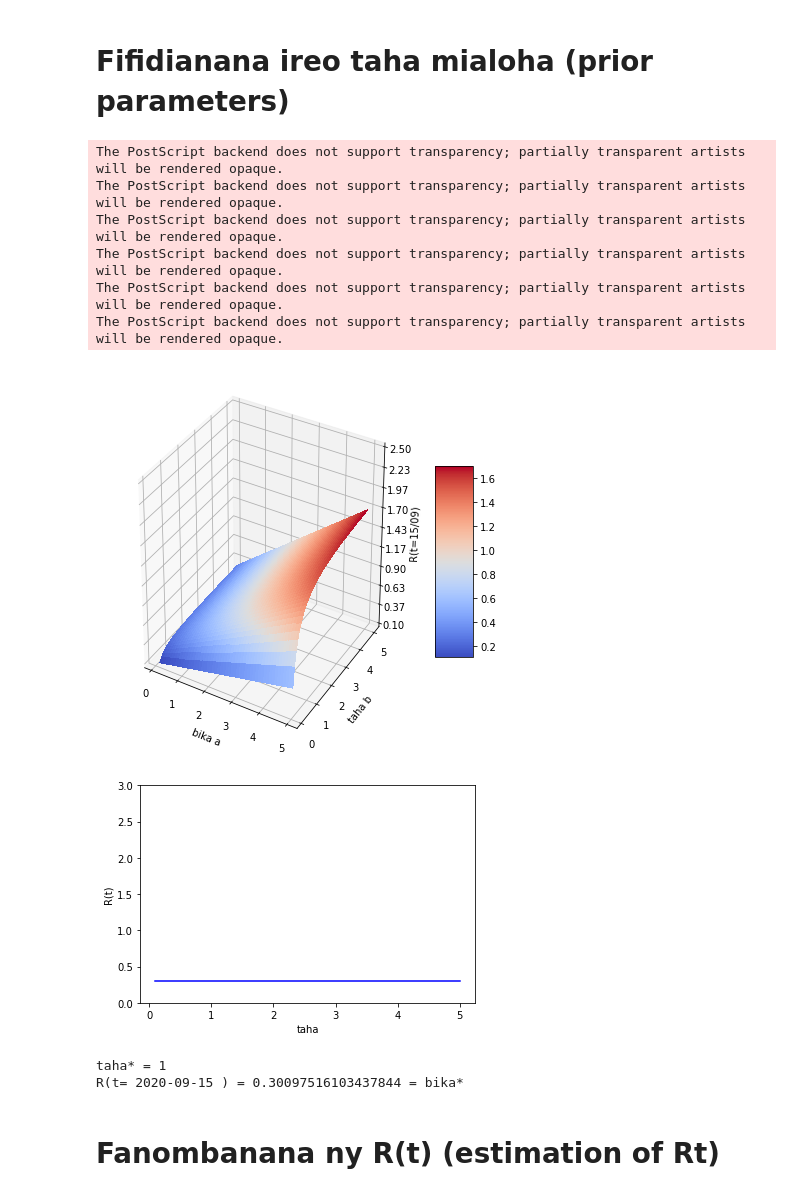
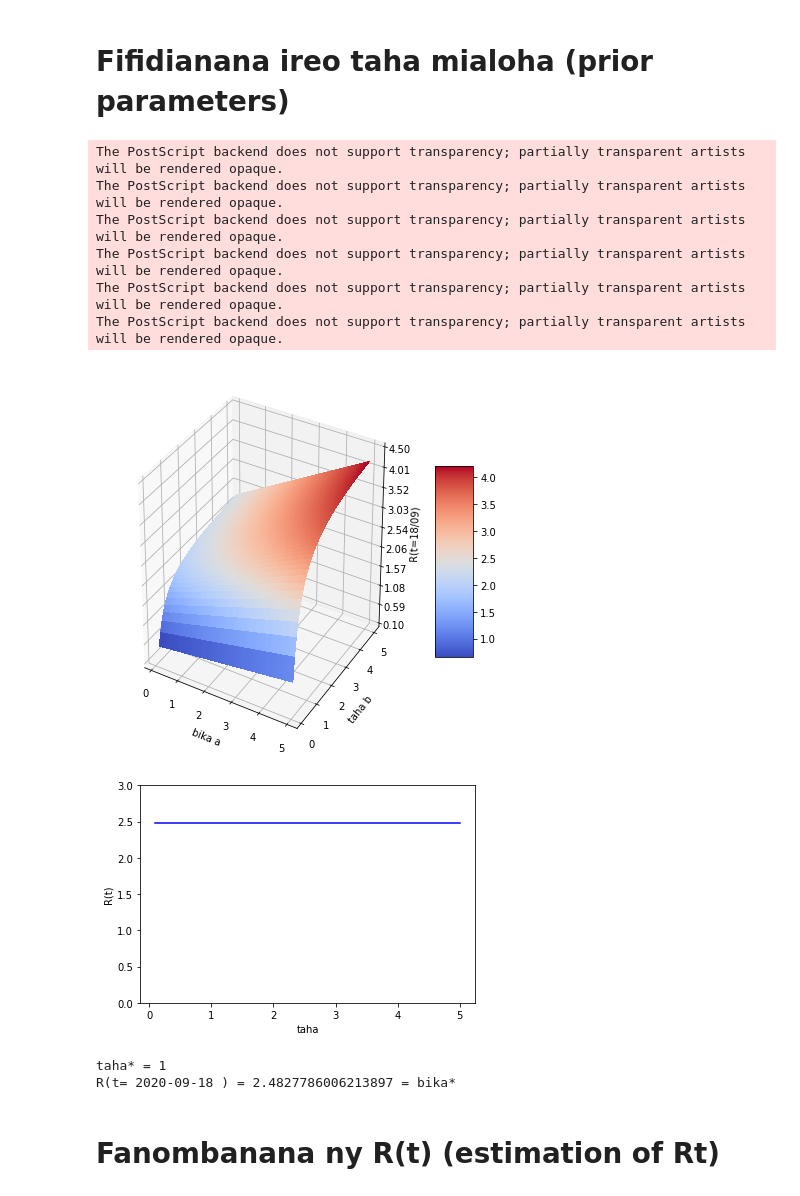
Before and after one commit to tabilaocov/ady_cov, a Jupyter notebook: scr/modely_RP/R_matsiatra.ipynb, the cells around one changed output. Saved outputs shown, nothing was run; the diff lists cells and outputs as text; code cells hidden in the pictures.

```diff
--- a/scr/modely_RP/R_matsiatra.ipynb
+++ b/scr/modely_RP/R_matsiatra.ipynb
@@ -156,8 +156,8 @@ Ivaomats = tilyvoatsiatr['Voatomb']
 
 dIvao = pd.DataFrame(data =Ivaomats)
 
-daty_data_manom = datetime.date(2020,8,15)
-daty_data_mifar = datetime.date(2020,9,15)
+daty_data_manom = datetime.date(2020,8,18)
+daty_data_mifar = datetime.date(2020,9,18)
 
 datyt = daty_data_mifar
 
@@ -275,37 +275,37 @@ ax = fig.gca(projection='3d')
 
 # Make data.
 X = np.linspace(0.1,5,100)
 Y = np.linspace(0.1,5,100)
 X, Y = np.meshgrid(X, Y)
 Z = func_sh(datyab)(X)*func_sc(datyab)(Y)
 W = X*Y
 # Plot the surface.
 surf = ax.plot_surface(X, Y, Z, cmap=cm.coolwarm,
                        linewidth=0, antialiased=False)
 #surf = ax.plot_surface(X, Y, W, cmap=cm.coolwarm,
  #                      linewidth=0, antialiased=False)
 
 # Customize the z axis.
-ax.set_zlim(0.1, 2.5)
+ax.set_zlim(0.1, 4.5)
 ax.zaxis.set_major_locator(LinearLocator(10))
 ax.zaxis.set_major_formatter(FormatStrFormatter('%.02f'))
 
-ax.set(xlabel ='bika a', ylabel = "taha b", zlabel = 'R(t=15/09)')
+ax.set(xlabel ='bika a', ylabel = "taha b", zlabel = 'R(t=18/09)')
 
 # Add a color bar which maps values to colors.
 fig.colorbar(surf, shrink=0.5, aspect=5)
 
-plt.savefig(path_to_save+'Rt159_matsia.eps')
+plt.savefig(path_to_save+'Rt189_matsia.eps')
 
 plt.show()
 # %% [output]
 The PostScript backend does not support transparency; partially transparent artists will be rendered opaque.
 The PostScript backend does not support transparency; partially transparent artists will be rendered opaque.
 The PostScript backend does not support transparency; partially transparent artists will be rendered opaque.
 The PostScript backend does not support transparency; partially transparent artists will be rendered opaque.
 The PostScript backend does not support transparency; partially transparent artists will be rendered opaque.
 The PostScript backend does not support transparency; partially transparent artists will be rendered opaque.
-[figure, old version]
+[figure, new version]
 # %%
 # R(t) when equality between the prior and the posterior
 
@@ -328,9 +328,9 @@ plt.show()
 print('taha* = 1')
 print('R(t=',datyab,') =', funcsh_inv(datyab)(1/func_sc(datyab)(1)), '= bika*')
 # %% [output]
-[figure, old version]
+[figure, new version]
 taha* = 1
-R(t= 2020-09-15 ) = 0.30097516103437844 = bika*
+R(t= 2020-09-18 ) = 2.4827786006213897 = bika*
 # %% [markdown]
 # Fanombanana ny R(t) (estimation of Rt)
 # %% [markdown]
```
Also changed, not shown: parts of 11 cells of this notebook.
